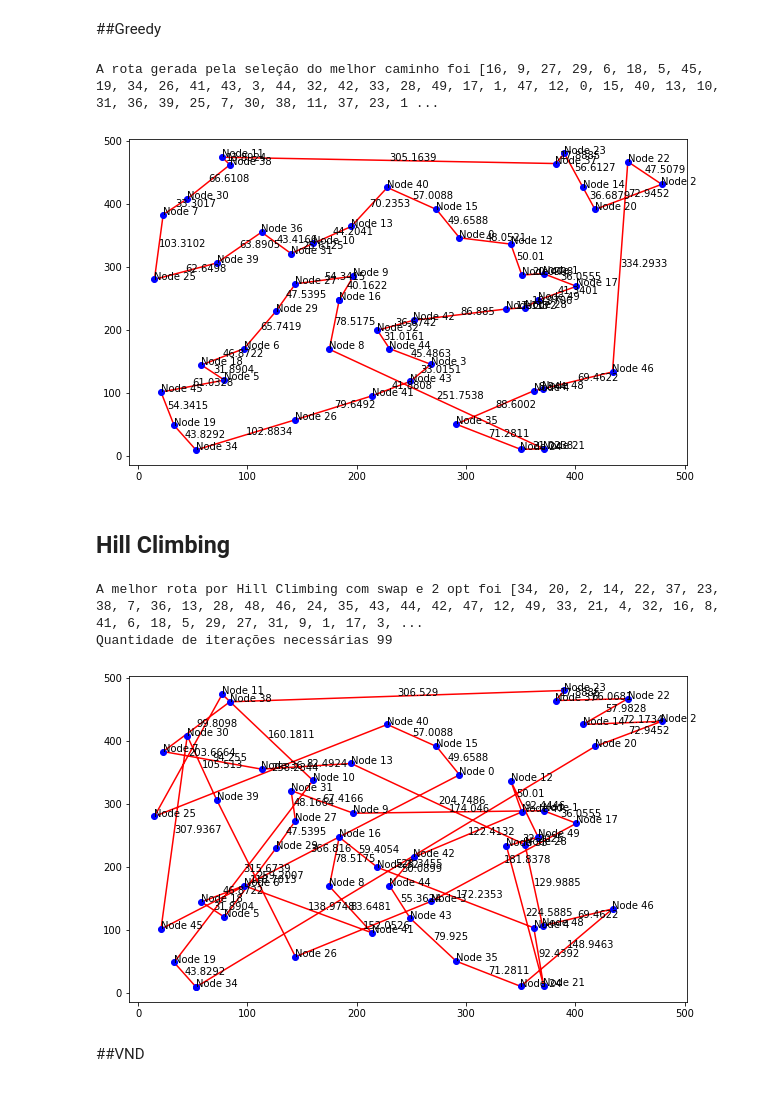
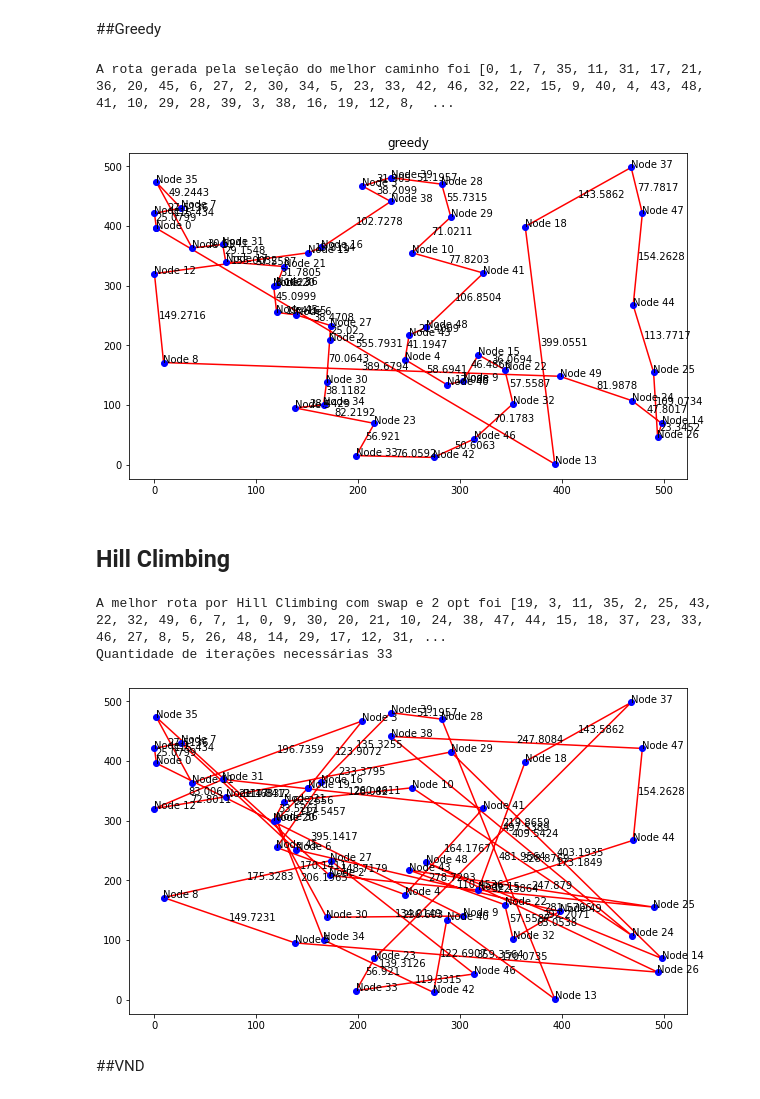
Before and after one commit to HerbertHipolito/Travelling-Salesman, a Jupyter notebook: traveling_salesman.ipynb, the cells around one changed output. Saved outputs shown, nothing was run; the diff lists cells and outputs as text; code cells hidden in the pictures.

```diff
--- a/traveling_salesman.ipynb
+++ b/traveling_salesman.ipynb
@@ -488,3 +468,6 @@ plt.show()
+# %%
+node_number = 50
+distances,xs,ys = generate_distances(node_number)
 # %% [markdown]
 ## Showing all costs and setting up the parameters.
 # %%
@@ -508,38 +491,38 @@ times.append(None)
 # %% [markdown]
 ##Greedy
 # %%
-route_greedy,cost,count = simulation.greedy()
+route_greedy,cost,count,time_used = simulation.greedy()
 simulation.calculate_cost(route_greedy)
 
 print(f'A rota gerada pela seleção do melhor caminho foi {route_greedy} e o seu custo é {round(simulation.calculate_cost(route_greedy),2)} e tbm deve ser {cost}')
 
 cost_texts = convex_combination_of_edges(route_greedy,xs,ys,0.5,node_number)
 
-plot_vertices(route_greedy,xs,ys,node_number,'red',cost_text=cost_texts,cost_matrix=simulation.costs,save_fig=True,name_fig='greedy')
+plot_vertices(route_greedy,xs,ys,node_number,'red',cost_text=cost_texts,cost_matrix=simulation.costs,save_fig=True,name_fig='greedy',title_pic='greedy')
 
 times.append(simulation.time_used)
 result_costs.append(cost)
 # %% [output]
-A rota gerada pela seleção do melhor caminho foi [16, 9, 27, 29, 6, 18, 5, 45, 19, 34, 26, 41, 43, 3, 44, 32, 42, 33, 28, 49, 17, 1, 47, 12, 0, 15, 40, 13, 10, 31, 36, 39, 25, 7, 30, 38, 11, 37, 23, 1 ...
+A rota gerada pela seleção do melhor caminho foi [0, 1, 7, 35, 11, 31, 17, 21, 36, 20, 45, 6, 27, 2, 30, 34, 5, 23, 33, 42, 46, 32, 22, 15, 9, 40, 4, 43, 48, 41, 10, 29, 28, 39, 3, 38, 16, 19, 12, 8,  ...
-[figure, old version]
+[figure, new version]
 # %% [markdown]
 ## Hill Climbing
 # %%
 
-[hill_route,hill_cost,iterations] = simulation.hill_climbing(initial_route)
+[hill_route,hill_cost,iterations,time_used] = simulation.hill_climbing(initial_route)
 
 print(f'A melhor rota por Hill Climbing com swap e 2 opt foi {hill_route} e o seu custo é {round(simulation.calculate_cost(hill_route),2)} e tbm deve ser {hill_cost}')
 print(f'Quantidade de iterações necessárias {iterations}')
 cost_texts = convex_combination_of_edges(hill_route,xs,ys,0.5,node_number)
 
 plot_vertices(hill_route,xs,ys,node_number,'red',cost_text=cost_texts,cost_matrix=simulation.costs)
 
 times.append(simulation.time_used)
 result_costs.append(hill_cost)
 # %% [output]
-A melhor rota por Hill Climbing com swap e 2 opt foi [34, 20, 2, 14, 22, 37, 23, 38, 7, 36, 13, 28, 48, 46, 24, 35, 43, 44, 42, 47, 12, 49, 33, 21, 4, 32, 16, 8, 41, 6, 18, 5, 29, 27, 31, 9, 1, 17, 3, ...
-Quantidade de iterações necessárias 99
+A melhor rota por Hill Climbing com swap e 2 opt foi [19, 3, 11, 35, 2, 25, 43, 22, 32, 49, 6, 7, 1, 0, 9, 30, 20, 21, 10, 24, 38, 47, 44, 15, 18, 37, 23, 33, 46, 27, 8, 5, 26, 48, 14, 29, 17, 12, 31, ...
+Quantidade de iterações necessárias 33
-[figure, old version]
+[figure, new version]
 # %% [markdown]
 ##VND
 # %%
```
Also changed, not shown: parts of 14 cells of this notebook.
